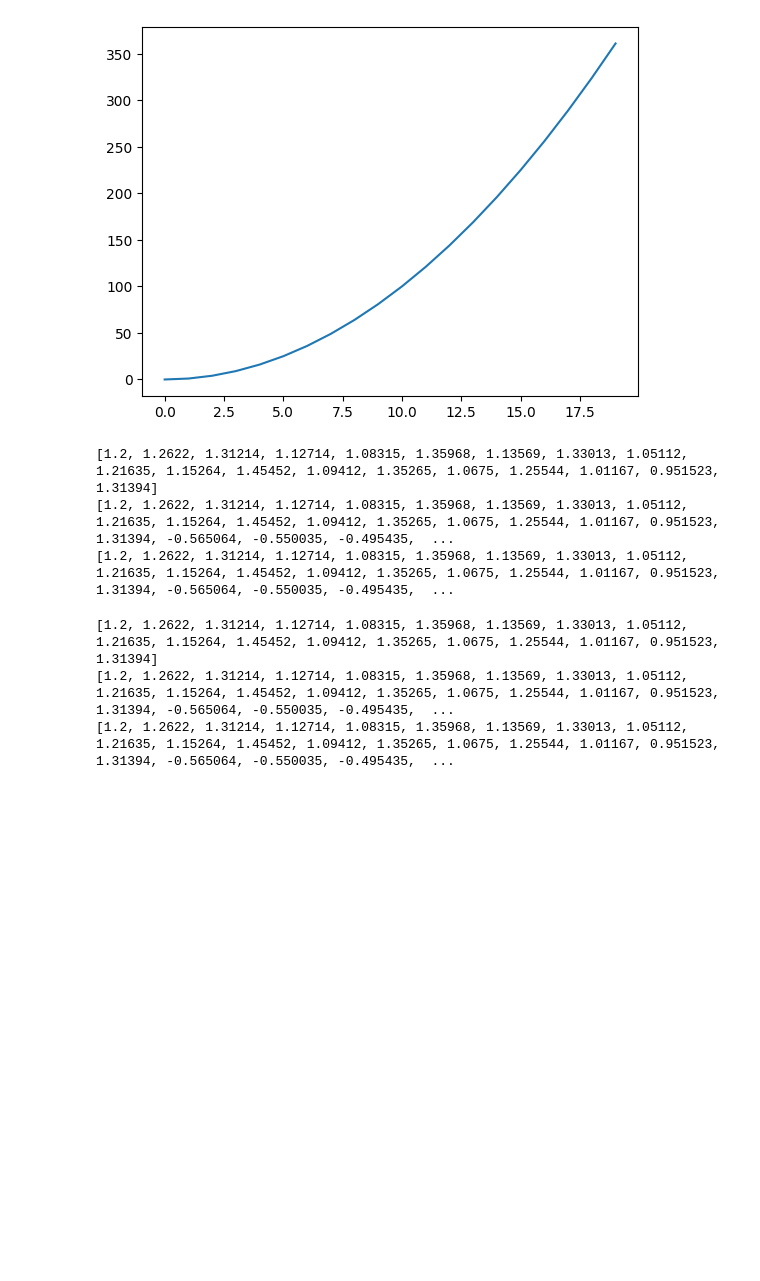
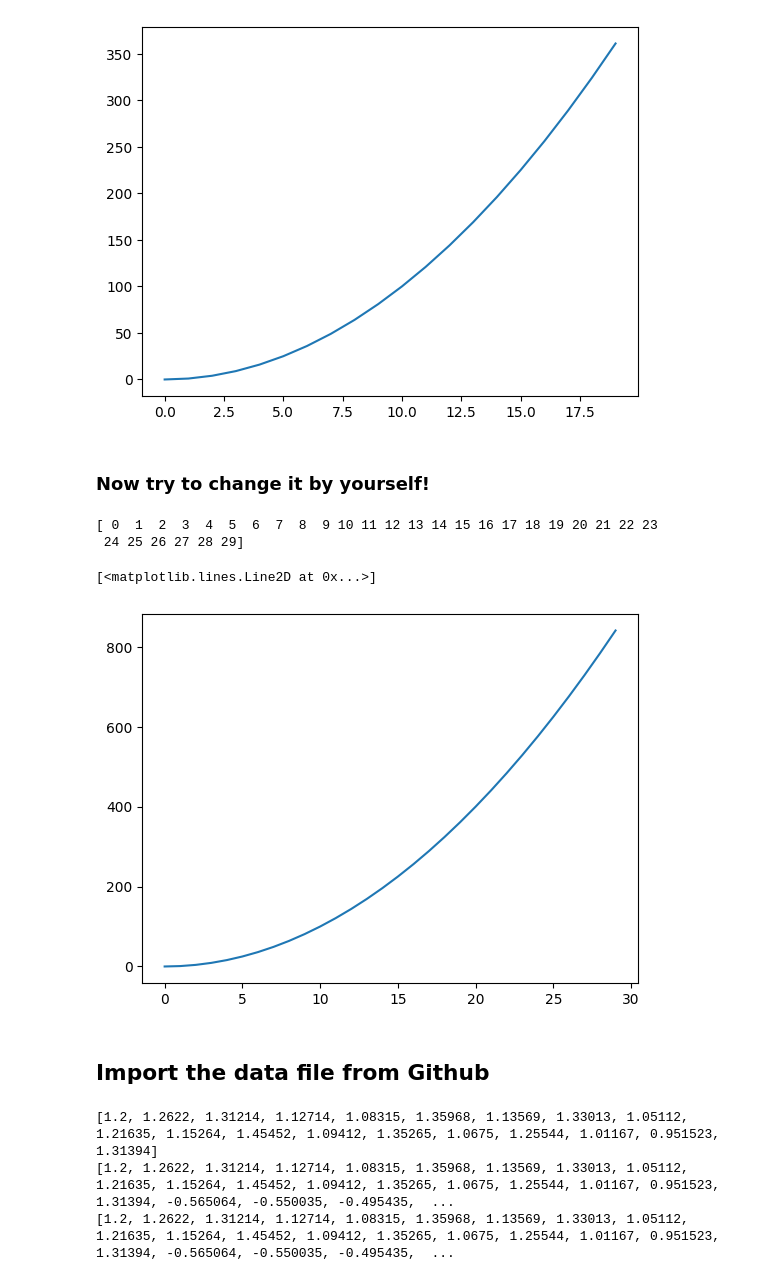
Before and after one commit to Yokhong/CIVL4210, a Jupyter notebook: H1_google_colab/1.ipynb, the cells around one changed output. Cells and saved outputs as stored; diff of their text form; code cells hidden in the pictures; blank space fills up the shorter version.

```diff
--- a/H1_google_colab/1.ipynb
+++ b/H1_google_colab/1.ipynb
@@ -26,21 +28,22 @@ plt.plot (data**2)
 # %% [output]
 [<matplotlib.lines.Line2D at 0x...>]
 [figure]
-# %%
-import urllib.request
-url='https://raw.githubusercontent.com/Yokhong/CIVL4210/main/H2_human_pose_in_3D_space/humanpose_data.txt'
-urllib.request.urlretrieve(url, "/content/humanpose_data.txt")
-file="humanpose_data.txt" # relative address (computing)
-
-nl=[]
-with open (file) as f :
-    for line in f:
-        nl.extend([float(i) for i in line.split()])
-        print(nl)
-# %% [output]
-[1.2, 1.2622, 1.31214, 1.12714, 1.08315, 1.35968, 1.13569, 1.33013, 1.05112, 1.21635, 1.15264, 1.45452, 1.09412, 1.35265, 1.0675, 1.25544, 1.01167, 0.951523, 1.31394]
-[1.2, 1.2622, 1.31214, 1.12714, 1.08315, 1.35968, 1.13569, 1.33013, 1.05112, 1.21635, 1.15264, 1.45452, 1.09412, 1.35265, 1.0675, 1.25544, 1.01167, 0.951523, 1.31394, -0.565064, -0.550035, -0.495435,  ...
-[1.2, 1.2622, 1.31214, 1.12714, 1.08315, 1.35968, 1.13569, 1.33013, 1.05112, 1.21635, 1.15264, 1.45452, 1.09412, 1.35265, 1.0675, 1.25544, 1.01167, 0.951523, 1.31394, -0.565064, -0.550035, -0.495435,  ...
+# %% [markdown]
+### Now try to change it by yourself!
+# %%
+import matplotlib.pyplot as plt
+import numpy as np
+data2 = np.arange(30)
+print(data2)
+%matplotlib inline
+plt.plot (data2**2)
+# %% [output]
+[ 0  1  2  3  4  5  6  7  8  9 10 11 12 13 14 15 16 17 18 19 20 21 22 23
+ 24 25 26 27 28 29]
+[<matplotlib.lines.Line2D at 0x...>]
+[figure, added]
+# %% [markdown]
+## Import the data file from Github
 # %%
 import urllib.request
 url='https://raw.githubusercontent.com/Yokhong/CIVL4210/main/H2_human_pose_in_3D_space/humanpose_data.txt'
```
Also changed, not shown: parts of 2 cells of this notebook.
